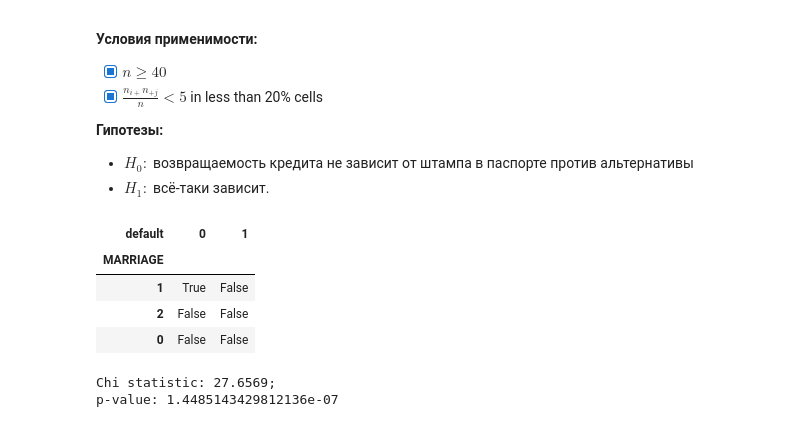
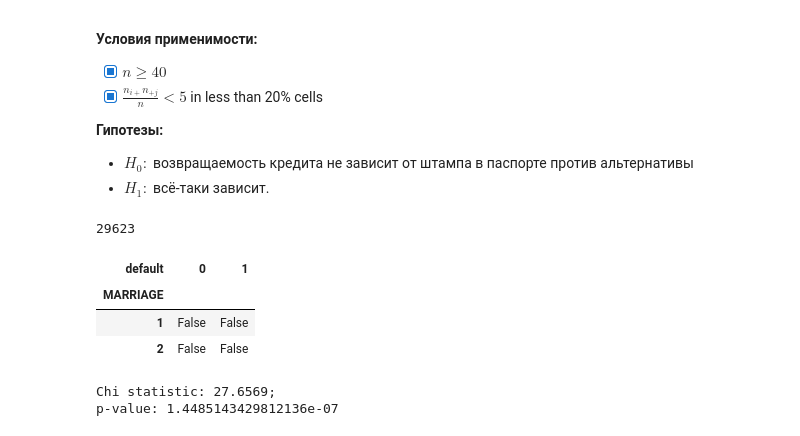
Before and after one commit to armavox/mldaspec, a Jupyter notebook: course4/notebooks/w4_Scoring.ipynb, the cells around one changed output. Drawn from its saved outputs; the diff is of its cells as text; code cells hidden in the pictures.

```diff
--- a/course4/notebooks/w4_Scoring.ipynb
+++ b/course4/notebooks/w4_Scoring.ipynb
@@ -394,19 +424,26 @@ sc.stats.chi2.sf(chi2, df=1)
 **Гипотезы:**
 - $H_0:$ возвращаемость кредита не зависит от штампа в паспорте против  альтернативы
 - $H_1:$ всё-таки зависит.
+# %%
+# Condition #1
+marriage_crosstab.values.sum()
+# %% [output]
+29623
 # %%
+# Condition #2
 marriage_ct_check = marriage_crosstab.copy()
-for i in range(len(marriage_ct_check.index)):
-    for j in range(len(marriage_ct_check.columns)):
-        marriage_ct_check.loc[i, j] = (ct.loc[i].sum() * ct[j].sum()) / ct.sum().sum()
+for i in marriage_ct_check.index:
+    for j in marriage_ct_check.columns:
+        num = marriage_crosstab.loc[i, :].sum() * marriage_crosstab.loc[:, j].sum()
+        den = marriage_crosstab.sum().sum()
+        marriage_ct_check.loc[i, j] = num / den
 
 marriage_ct_check < 5
 # %% [output]
 | default | 0 | 1 |
 | MARRIAGE |  |  |
-| 1 | True | False |
+| 1 | False | False |
 | 2 | False | False |
-| 0 | False | False |
 # %%
 chistat = sc.stats.chi2_contingency(marriage_crosstab, correction=False)
 print(f'Chi statistic: {chistat[0]:.4f};' f'\np-value: {chistat[1]}')
```
Also changed, not shown: parts of 37 cells of this notebook, 4 other files.
